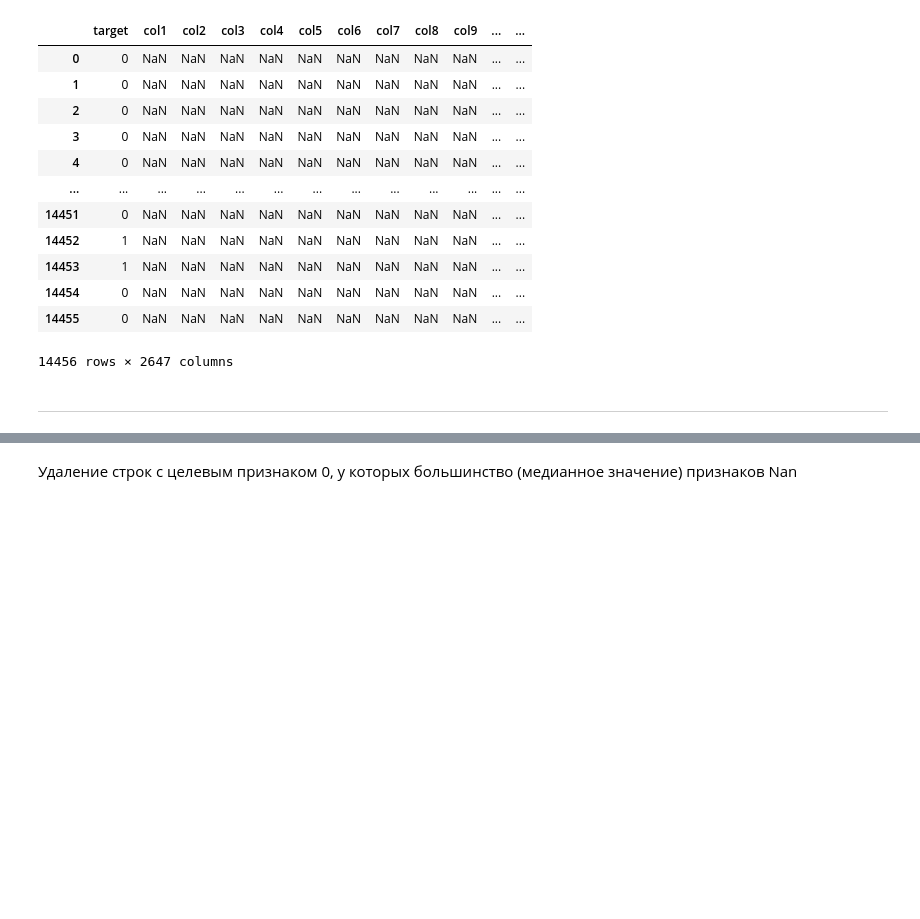
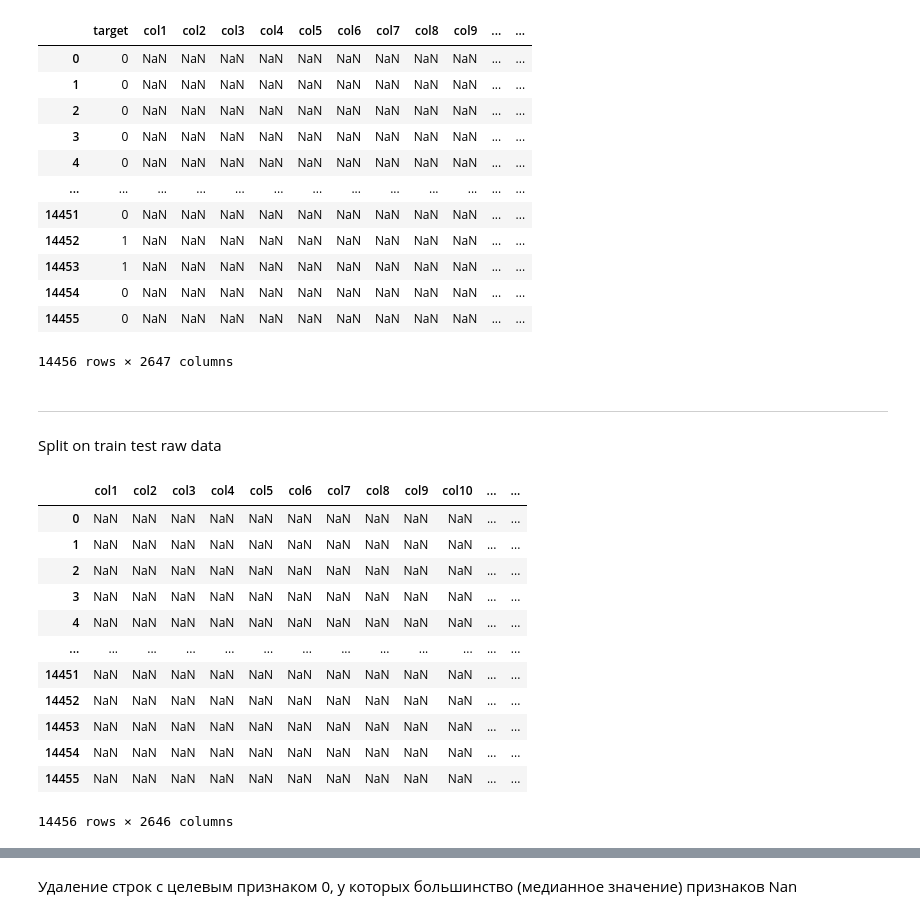
Before and after one commit to 999rse/noa_smlt, a Jupyter notebook: playbook.ipynb, the cells around one changed output, grey strips where cells are left out. Drawn from its saved outputs; the diff is of its cells as text; code cells hidden in the pictures; blank space fills up the shorter version.

```diff
--- a/playbook.ipynb
+++ b/playbook.ipynb
@@ -110,3 +110,21 @@ datat
 14456 rows × 2647 columns
 # %% [markdown]
 --------------
+# %% [markdown]
+Split on train test raw data
+# %%
+datat.drop(columns=['target'])
+# %% [output]
+|  | col1 | col2 | col3 | col4 | col5 | col6 | col7 | col8 | col9 | col10 | ... | ... |
+| 0 | NaN | NaN | NaN | NaN | NaN | NaN | NaN | NaN | NaN | NaN | ... | ... |
+| 1 | NaN | NaN | NaN | NaN | NaN | NaN | NaN | NaN | NaN | NaN | ... | ... |
+| 2 | NaN | NaN | NaN | NaN | NaN | NaN | NaN | NaN | NaN | NaN | ... | ... |
+| 3 | NaN | NaN | NaN | NaN | NaN | NaN | NaN | NaN | NaN | NaN | ... | ... |
+| 4 | NaN | NaN | NaN | NaN | NaN | NaN | NaN | NaN | NaN | NaN | ... | ... |
+| ... | ... | ... | ... | ... | ... | ... | ... | ... | ... | ... | ... | ... |
+| 14451 | NaN | NaN | NaN | NaN | NaN | NaN | NaN | NaN | NaN | NaN | ... | ... |
+| 14452 | NaN | NaN | NaN | NaN | NaN | NaN | NaN | NaN | NaN | NaN | ... | ... |
+| 14453 | NaN | NaN | NaN | NaN | NaN | NaN | NaN | NaN | NaN | NaN | ... | ... |
+| 14454 | NaN | NaN | NaN | NaN | NaN | NaN | NaN | NaN | NaN | NaN | ... | ... |
+| 14455 | NaN | NaN | NaN | NaN | NaN | NaN | NaN | NaN | NaN | NaN | ... | ... |
+14456 rows × 2646 columns
```
Also changed, not shown: parts of 20 cells of this notebook.
